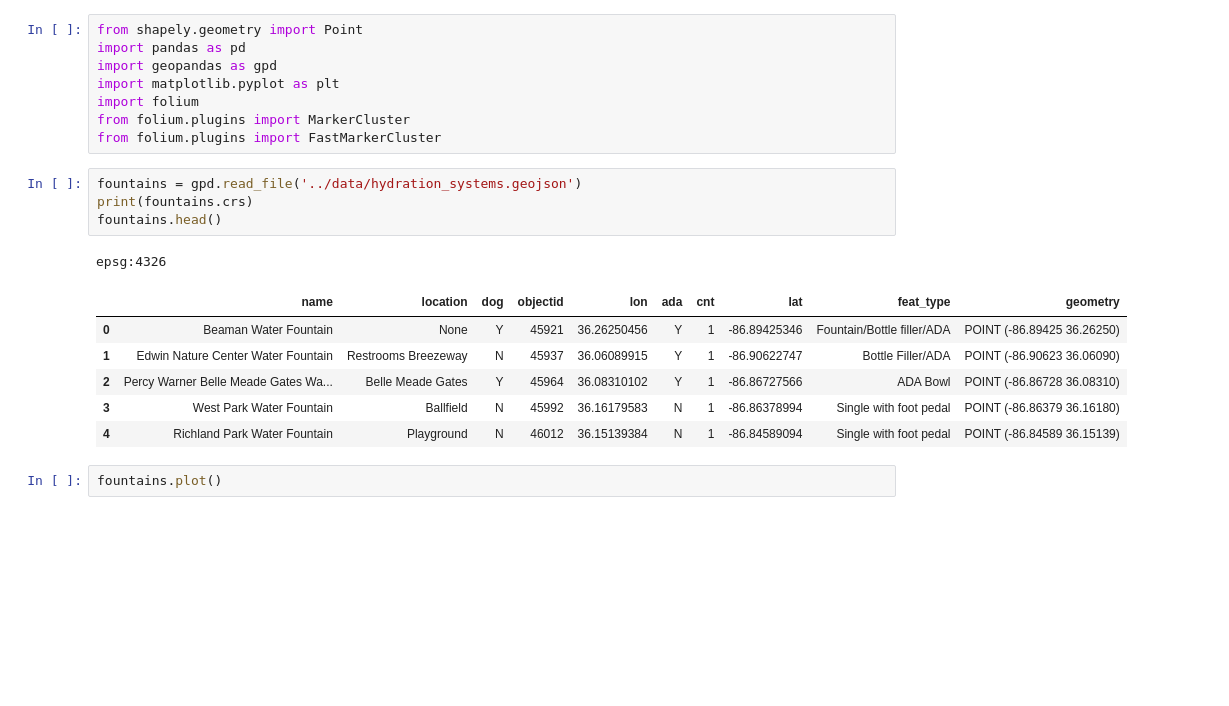
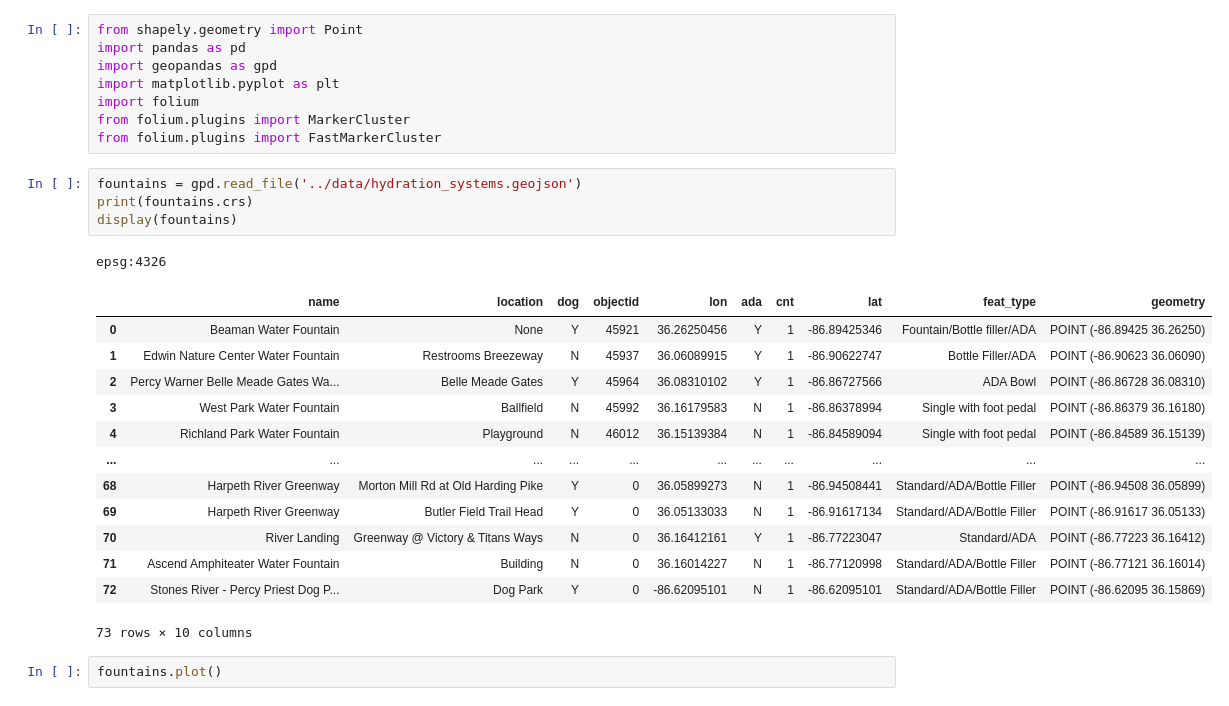
Before and after one commit to JasonCarless/geospatial-python-workshop-JasonCarless, a Jupyter notebook: notebooks/Practice.ipynb, the cells around one changed output. Drawn from its saved outputs; the diff is of its cells as text; blank space fills up the shorter version.

```diff
--- a/notebooks/Practice.ipynb
+++ b/notebooks/Practice.ipynb
@@ -9,15 +9,22 @@ from folium.plugins import FastMarkerCluster
 # %%
 fountains = gpd.read_file('../data/hydration_systems.geojson')
 print(fountains.crs)
-fountains.head()
+display(fountains)
 # %% [output]
 epsg:4326
 |  | name | location | dog | objectid | lon | ada | cnt | lat | feat_type | geometry |
 | 0 | Beaman Water Fountain | None | Y | 45921 | 36.26250456 | Y | 1 | -86.89425346 | Fountain/Bottle filler/ADA | POINT (-86.89425 36.26250) |
 | 1 | Edwin Nature Center Water Fountain | Restrooms Breezeway | N | 45937 | 36.06089915 | Y | 1 | -86.90622747 | Bottle Filler/ADA | POINT (-86.90623 36.06090) |
 | 2 | Percy Warner Belle Meade Gates Wa... | Belle Meade Gates | Y | 45964 | 36.08310102 | Y | 1 | -86.86727566 | ADA Bowl | POINT (-86.86728 36.08310) |
 | 3 | West Park Water Fountain | Ballfield | N | 45992 | 36.16179583 | N | 1 | -86.86378994 | Single with foot pedal | POINT (-86.86379 36.16180) |
 | 4 | Richland Park Water Fountain | Playground | N | 46012 | 36.15139384 | N | 1 | -86.84589094 | Single with foot pedal | POINT (-86.84589 36.15139) |
+| ... | ... | ... | ... | ... | ... | ... | ... | ... | ... | ... |
+| 68 | Harpeth River Greenway | Morton Mill Rd at Old Harding Pike | Y | 0 | 36.05899273 | N | 1 | -86.94508441 | Standard/ADA/Bottle Filler | POINT (-86.94508 36.05899) |
+| 69 | Harpeth River Greenway | Butler Field Trail Head | Y | 0 | 36.05133033 | N | 1 | -86.91617134 | Standard/ADA/Bottle Filler | POINT (-86.91617 36.05133) |
+| 70 | River Landing | Greenway @ Victory & Titans Ways | N | 0 | 36.16412161 | Y | 1 | -86.77223047 | Standard/ADA | POINT (-86.77223 36.16412) |
+| 71 | Ascend Amphiteater Water Fountain | Building | N | 0 | 36.16014227 | N | 1 | -86.77120998 | Standard/ADA/Bottle Filler | POINT (-86.77121 36.16014) |
+| 72 | Stones River - Percy Priest Dog P... | Dog Park | Y | 0 | -86.62095101 | N | 1 | -86.62095101 | Standard/ADA/Bottle Filler | POINT (-86.62095 36.15869) |
+73 rows × 10 columns
 # %%
 fountains.plot()
 # %% [output]
```
Also changed, not shown: parts of 2 cells of this notebook, 3 other files.
